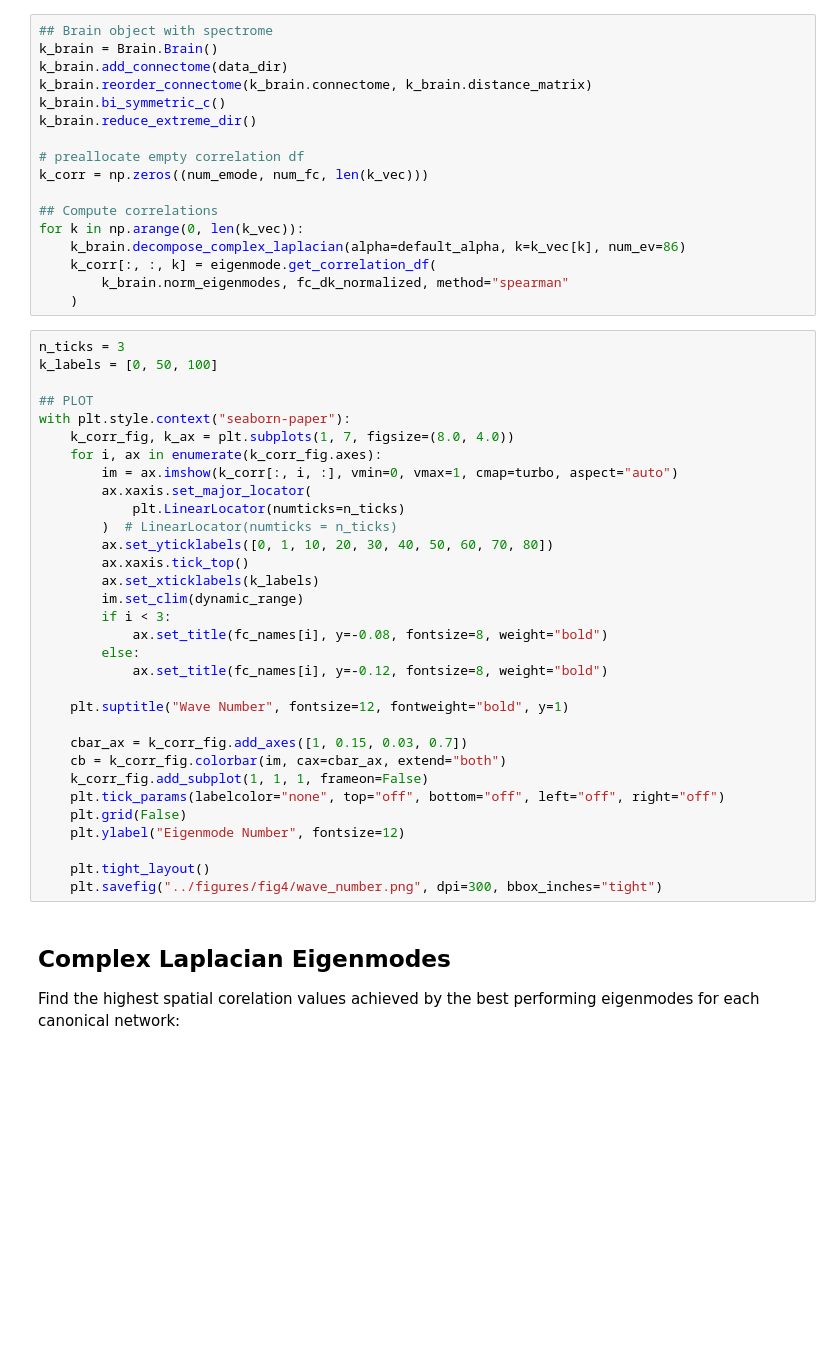
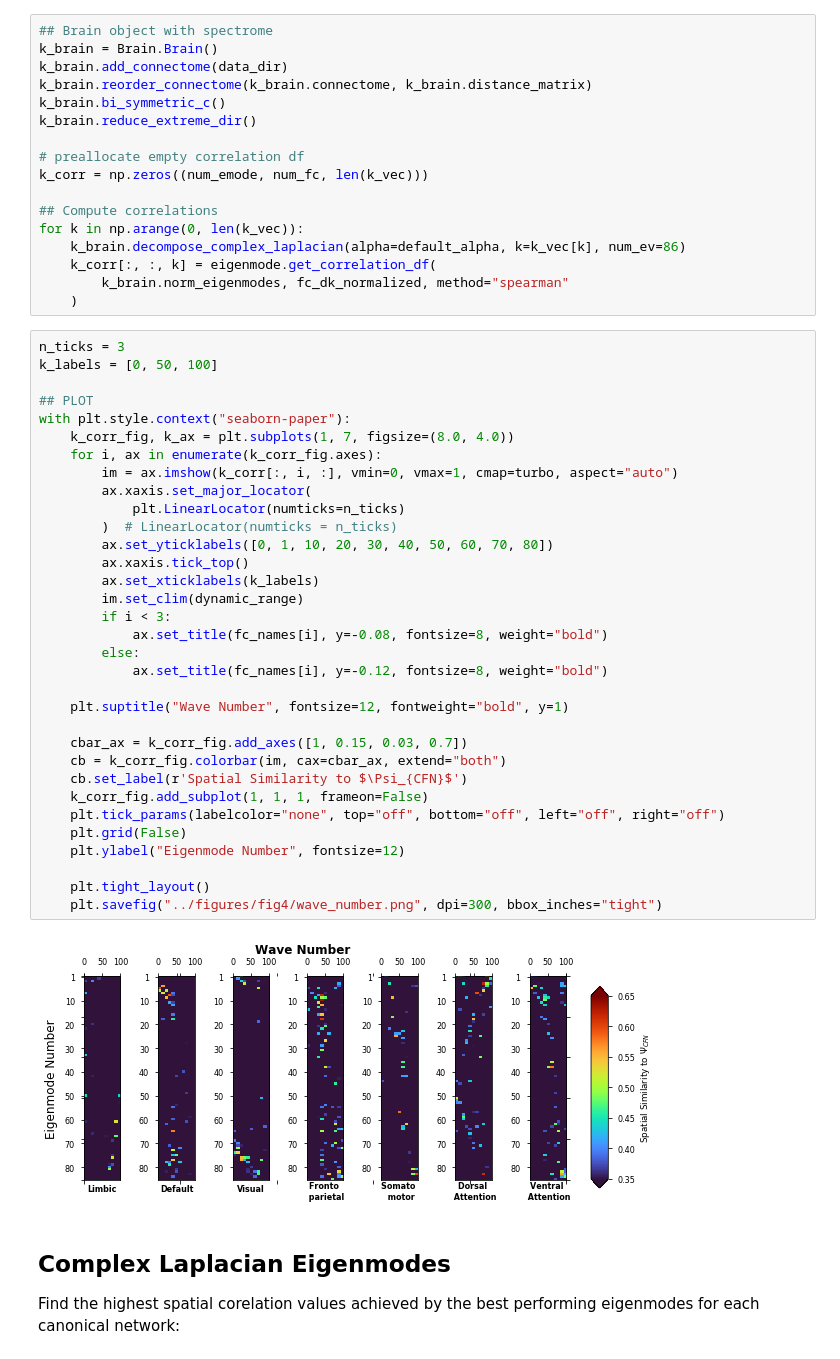
Before and after one commit to axiezai/complex_laplacian, a Jupyter notebook: notebooks/parameter_exploration.ipynb, the cells around one changed output. Drawn from its saved outputs; the diff is of its cells as text; blank space fills up the shorter version.

```diff
--- a/notebooks/parameter_exploration.ipynb
+++ b/notebooks/parameter_exploration.ipynb
@@ -165,33 +167,36 @@ n_ticks = 3
 k_labels = [0, 50, 100]
 
 ## PLOT
 with plt.style.context("seaborn-paper"):
     k_corr_fig, k_ax = plt.subplots(1, 7, figsize=(8.0, 4.0))
     for i, ax in enumerate(k_corr_fig.axes):
         im = ax.imshow(k_corr[:, i, :], vmin=0, vmax=1, cmap=turbo, aspect="auto")
         ax.xaxis.set_major_locator(
             plt.LinearLocator(numticks=n_ticks)
         )  # LinearLocator(numticks = n_ticks)
         ax.set_yticklabels([0, 1, 10, 20, 30, 40, 50, 60, 70, 80])
         ax.xaxis.tick_top()
         ax.set_xticklabels(k_labels)
         im.set_clim(dynamic_range)
         if i < 3:
             ax.set_title(fc_names[i], y=-0.08, fontsize=8, weight="bold")
         else:
             ax.set_title(fc_names[i], y=-0.12, fontsize=8, weight="bold")
 
     plt.suptitle("Wave Number", fontsize=12, fontweight="bold", y=1)
 
     cbar_ax = k_corr_fig.add_axes([1, 0.15, 0.03, 0.7])
     cb = k_corr_fig.colorbar(im, cax=cbar_ax, extend="both")
+    cb.set_label(r'Spatial Similarity to $\Psi_{CFN}$')
     k_corr_fig.add_subplot(1, 1, 1, frameon=False)
     plt.tick_params(labelcolor="none", top="off", bottom="off", left="off", right="off")
     plt.grid(False)
     plt.ylabel("Eigenmode Number", fontsize=12)
 
     plt.tight_layout()
     plt.savefig("../figures/fig4/wave_number.png", dpi=300, bbox_inches="tight")
+# %% [output]
+[figure, added]
 # %% [markdown]
 Complex Laplacian Eigenmodes
 ---
```
Also changed, not shown: parts of 1 cell of this notebook, 4 other files.
